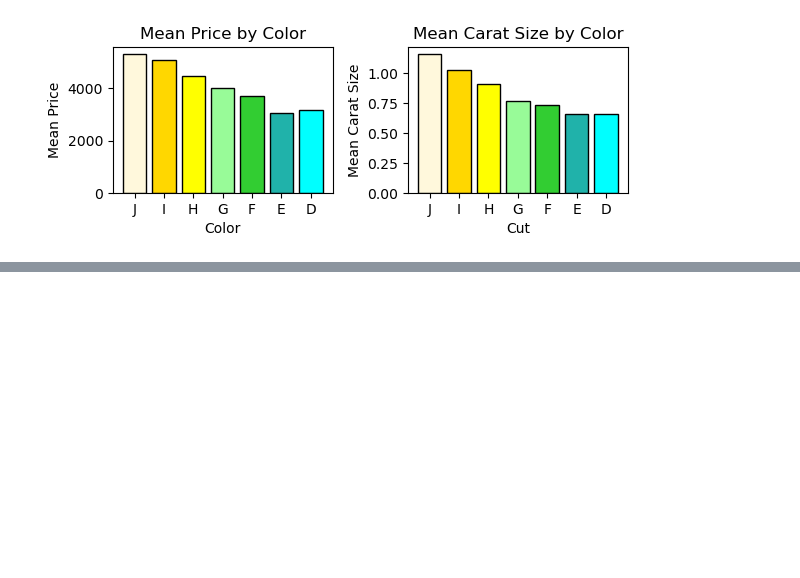
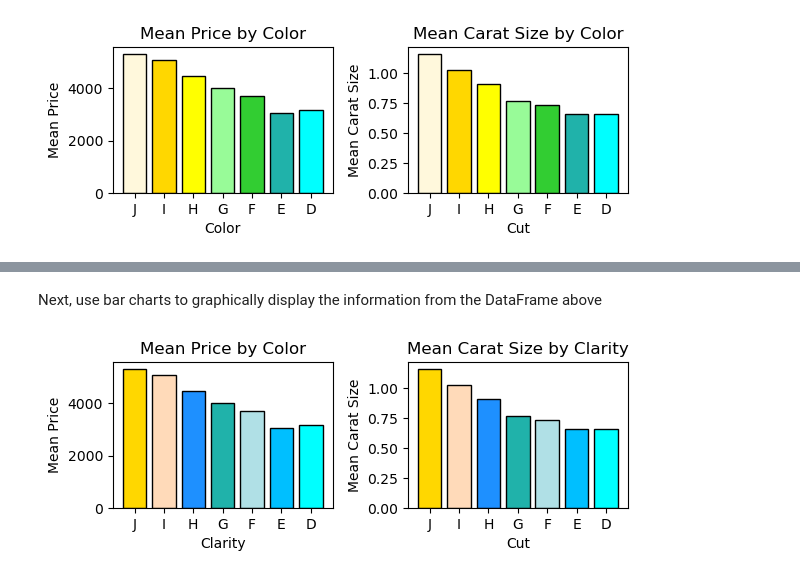
Before and after one commit to slylockfox/Maryville-DSCI-503-2, a Jupyter notebook: Project_03_Snyder.ipynb, the cells around one changed output, grey strips where cells are left out. Drawn from its saved outputs; the diff is of its cells as text; code cells hidden in the pictures; blank space fills up the shorter version.

```diff
--- a/Project_03_Snyder.ipynb
+++ b/Project_03_Snyder.ipynb
@@ -474,0 +493,35 @@ plt.show()
+# %% [markdown]
+Next, use bar charts to graphically display the information from the DataFrame above
+# %%
+# Create a figure containing two side-by-side bar charts.
+# Set the figure size to [12,4].
+plt.figure(figsize=[12,4])
+plt.subplot(2,4,1)
+
+# Label the x-axes as "Clarity" . Label the y-axes "Mean Price"
+plt.xlabel('Clarity')
+plt.ylabel('Mean Price')
+
+# The title should be "Mean Price by Clarity"
+plt.title('Mean Price by Color')
+
+# Each chart should have a bar for every level of clarity.
+# The left chart should display the mean price for each level
+# The edgecolor in each plot should be set to black.
+# The color of the bars in each plot should be set according to clarity_pal.
+plt.bar(x=gb_color.index, height=gb_color.price, color=clarity_pal, edgecolor='black')
+
+# and the right chart should display the mean carat size for each level
+plt.subplot(2,4,2)
+plt.bar(x=gb_color.index, height=gb_color.carat, color=clarity_pal, edgecolor='black')
+plt.xlabel('Cut')
+# and "Mean Carat Size".
+plt.ylabel('Mean Carat Size')
+# and "Mean Carat Size by Clarity".
+plt.title('Mean Carat Size by Clarity')
+
+# Display the plot using plt.show().
+plt.tight_layout() # added because plots were overlapping
+plt.show()
+# %% [output]
+[figure, added]
```
Also changed, not shown: parts of 2 cells of this notebook.
